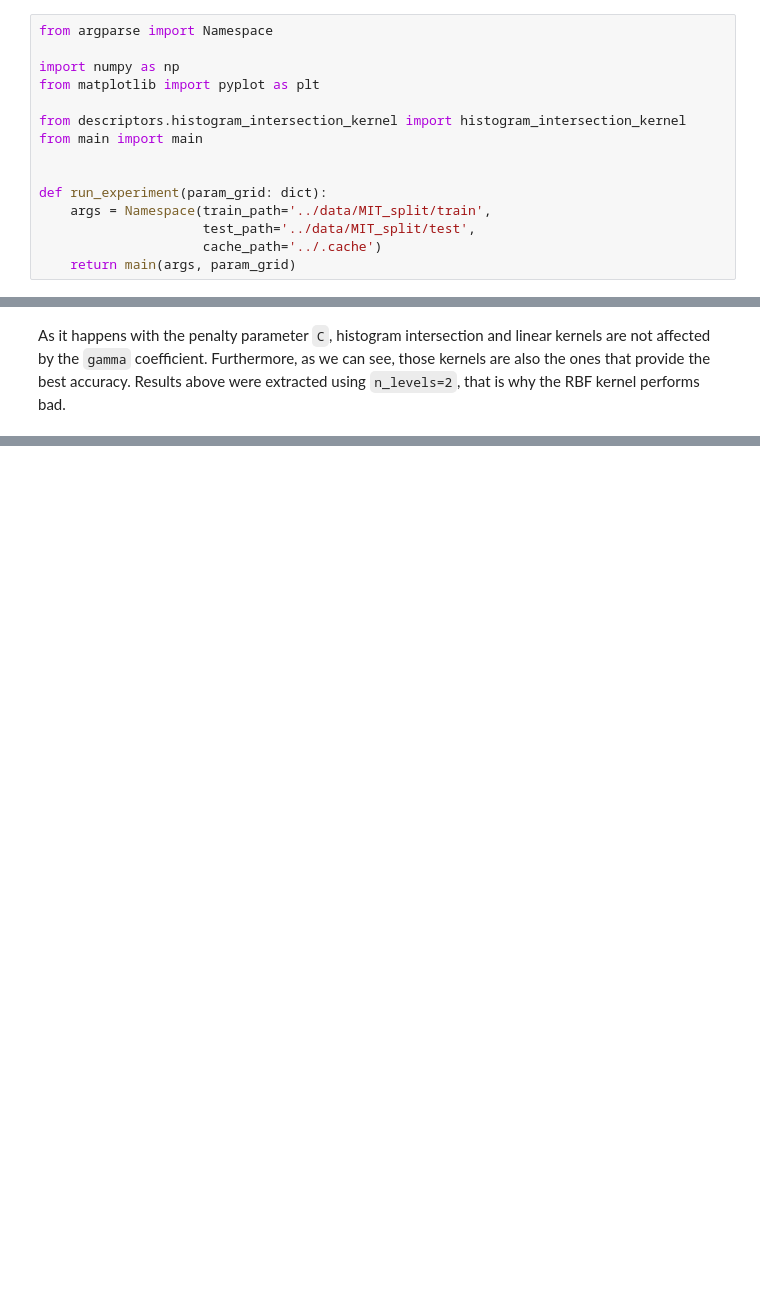
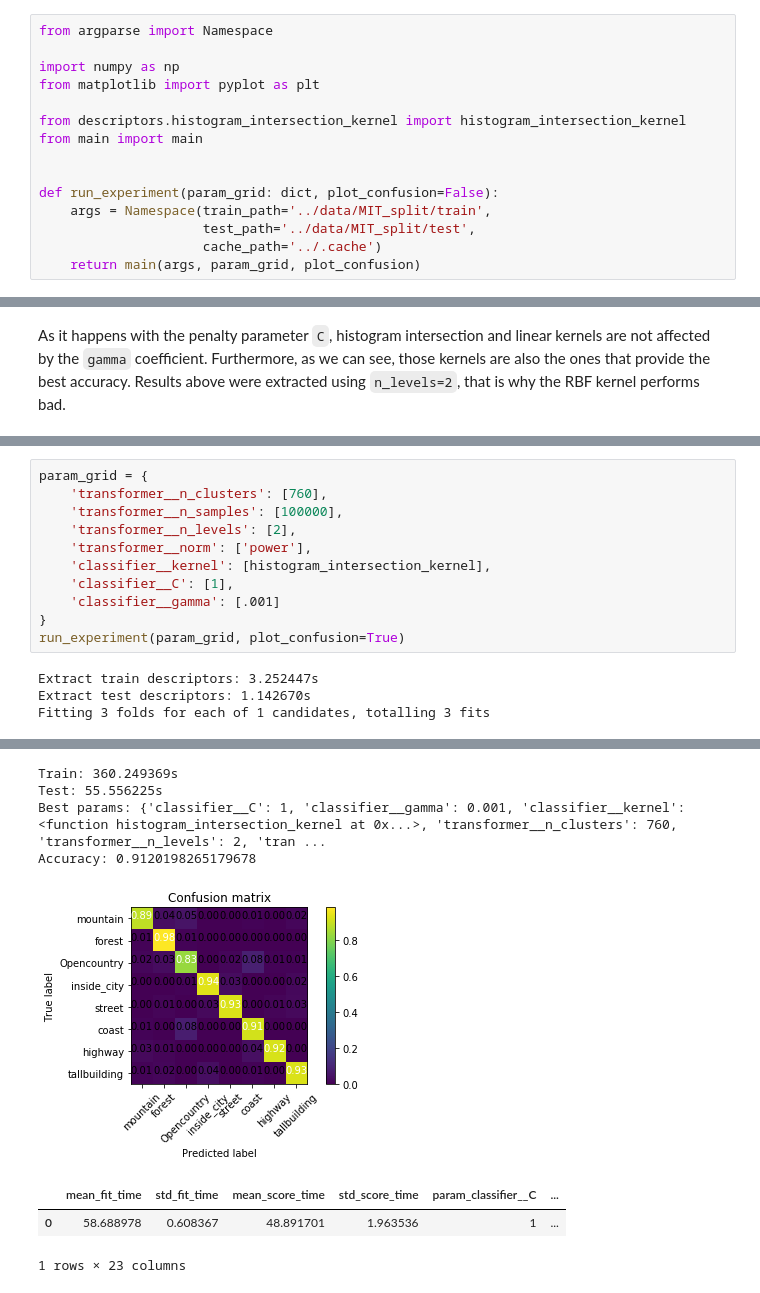
Before and after one commit to nokutu/m3-project, a Jupyter notebook: w2/report.ipynb, the cells around one changed output, grey strips where cells are left out. Cells and saved outputs as stored; diff of their text form; blank space fills up the shorter version.

```diff
--- a/w2/report.ipynb
+++ b/w2/report.ipynb
@@ -68,11 +68,11 @@ from descriptors.histogram_intersection_kernel import histogram_intersection_ker
 from main import main
 
 
-def run_experiment(param_grid: dict):
+def run_experiment(param_grid: dict, plot_confusion=False):
     args = Namespace(train_path='../data/MIT_split/train',
                      test_path='../data/MIT_split/test',
                      cache_path='../.cache')
-    return main(args, param_grid)
+    return main(args, param_grid, plot_confusion)
 # %% [markdown]
 ## Experiments
 ### Codebook sampling
@@ -260,0 +264,15 @@ As it happens with the penalty parameter `C`, histogram intersection and linear
+# %%
+param_grid = {
+    'transformer__n_clusters': [760],
+    'transformer__n_samples': [100000],
+    'transformer__n_levels': [2],
+    'transformer__norm': ['power'],
+    'classifier__kernel': [histogram_intersection_kernel],
+    'classifier__C': [1],
+    'classifier__gamma': [.001]
+}
+run_experiment(param_grid, plot_confusion=True)
+# %% [output]
+Extract train descriptors: 3.252447s
+Extract test descriptors: 1.142670s
+Fitting 3 folds for each of 1 candidates, totalling 3 fits
@@ -260,0 +283,8 @@ As it happens with the penalty parameter `C`, histogram intersection and linear
+Train: 360.249369s
+Test: 55.556225s
+Best params: {'classifier__C': 1, 'classifier__gamma': 0.001, 'classifier__kernel': <function histogram_intersection_kernel at 0x...>, 'transformer__n_clusters': 760, 'transformer__n_levels': 2, 'tran ...
+Accuracy: 0.9120198265179678
+[figure, added]
+|  | mean_fit_time | std_fit_time | mean_score_time | std_score_time | param_classifier__C | ... |
+| 0 | 58.688978 | 0.608367 | 48.891701 | 1.963536 | 1 | ... |
+1 rows × 23 columns
```
Also changed, not shown: parts of 3 cells of this notebook, 1 other file.
